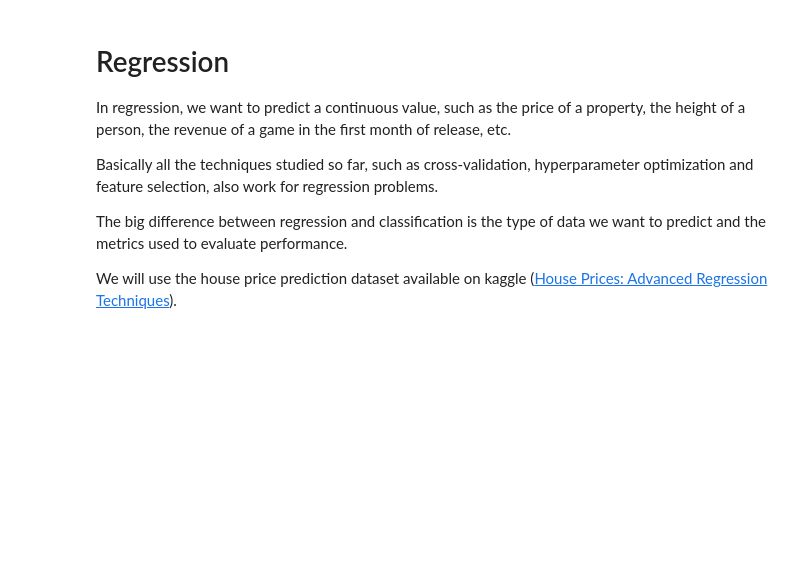
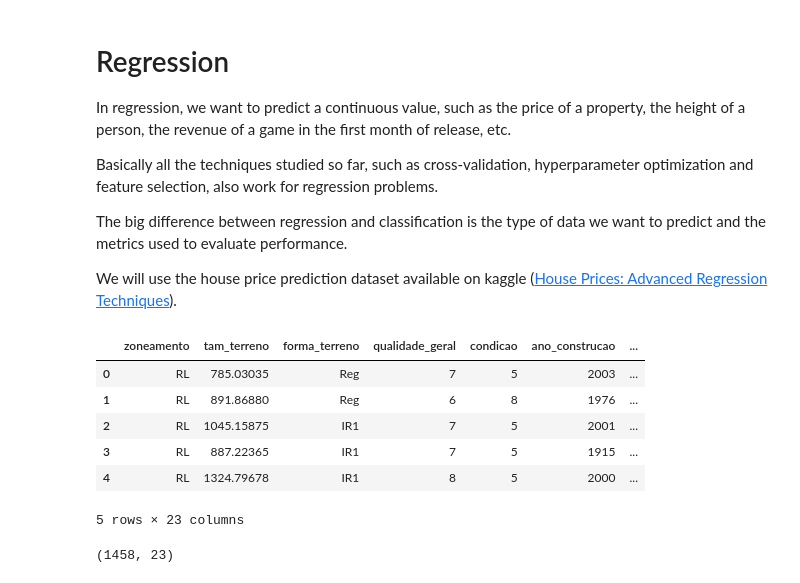
Before and after one commit to DellaCortef/supervised-learning-regression-reference, a Jupyter notebook: regression-I/regression-metrics.ipynb, the cells around one changed output. Drawn from its saved outputs; the diff is of its cells as text; code cells hidden in the pictures; blank space fills up the shorter version.

```diff
--- a/regression-I/regression-metrics.ipynb
+++ b/regression-I/regression-metrics.ipynb
@@ -17,0 +36,15 @@ df.head()
+# %%
+df = pd.read_csv('/Users/dellacorte/py-projects/data-science/supervised-learning-regression-reference/databases/house-price.csv', sep=";")
+df.head()
+# %% [output]
+|  | zoneamento | tam_terreno | forma_terreno | qualidade_geral | condicao | ano_construcao | ... |
+| 0 | RL | 785.03035 | Reg | 7 | 5 | 2003 | ... |
+| 1 | RL | 891.86880 | Reg | 6 | 8 | 1976 | ... |
+| 2 | RL | 1045.15875 | IR1 | 7 | 5 | 2001 | ... |
+| 3 | RL | 887.22365 | IR1 | 7 | 5 | 1915 | ... |
+| 4 | RL | 1324.79678 | IR1 | 8 | 5 | 2000 | ... |
+5 rows × 23 columns
+# %%
+df.shape
+# %% [output]
+(1458, 23)
```
Also changed, not shown: parts of 27 cells of this notebook.
